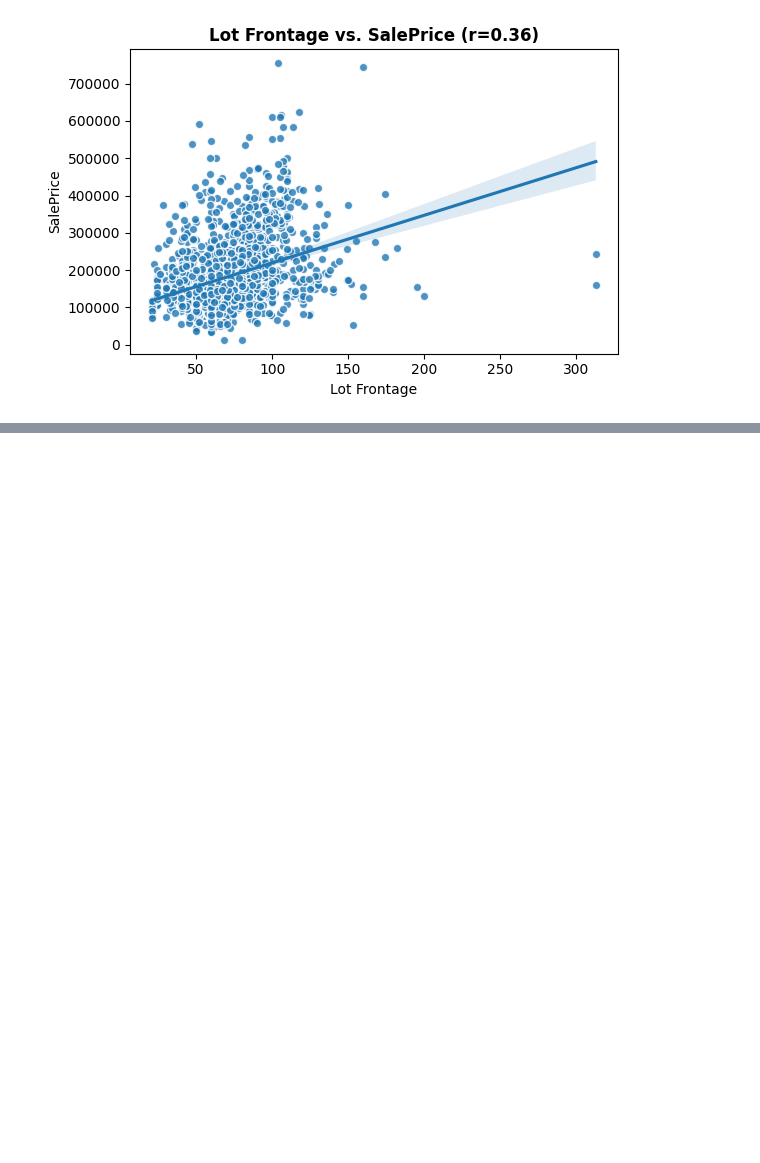
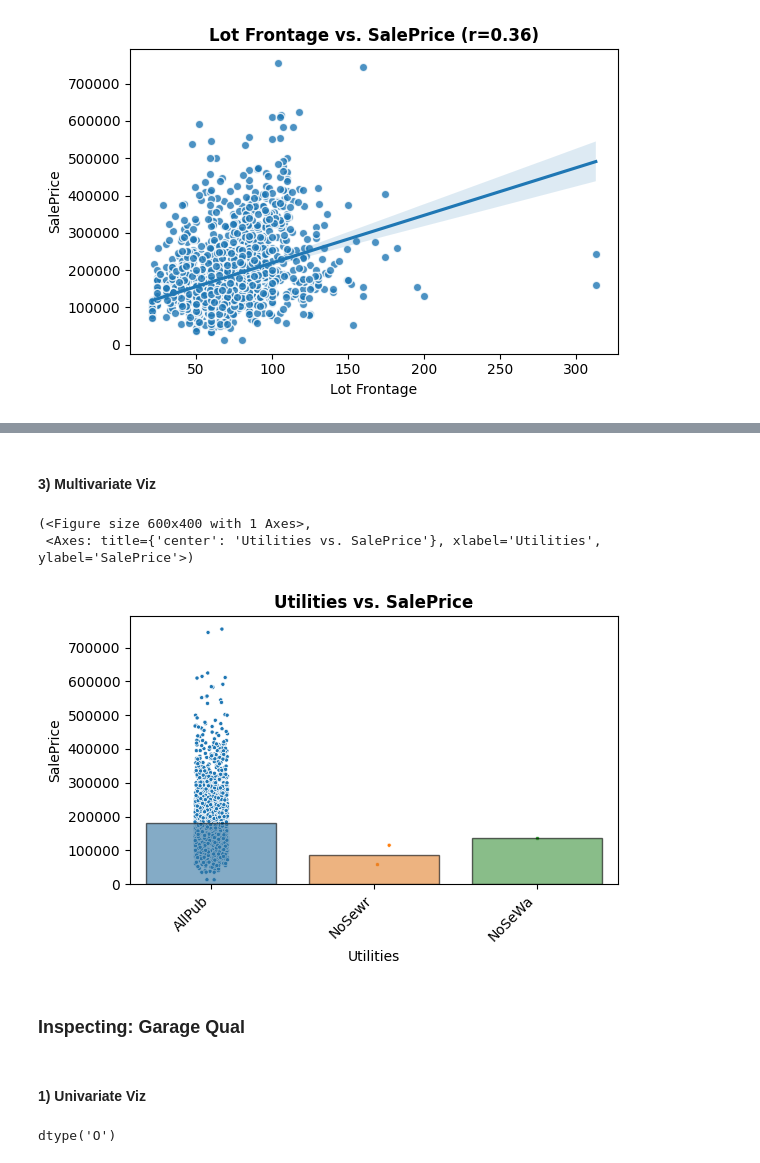
Before and after one commit to eckoecho/CodingDojo, a Jupyter notebook: EDA_Functions_Part_1.ipynb, the cells around one changed output, grey strips where cells are left out. Drawn from its saved outputs; the diff is of its cells as text; code cells hidden in the pictures; blank space fills up the shorter version.

```diff
--- a/EDA_Functions_Part_1.ipynb
+++ b/EDA_Functions_Part_1.ipynb
@@ -626,0 +653,19 @@ fig, ax = plot_numeric_vs_target(df, x="Total Full Baths")
+# %% [markdown]
+#### 3) Multivariate Viz
+# %%
+# Calling our custom EDA function
+plot_categorical_vs_target(df, feature)
+# %% [output]
+(<Figure size 600x400 with 1 Axes>,
+ <Axes: title={'center': 'Utilities vs. SalePrice'}, xlabel='Utilities', ylabel='SalePrice'>)
+[figure, added]
+# %% [markdown]
+### Inspecting: Garage Qual
+# %% [markdown]
+#### 1) Univariate Viz
+# %%
+# Confirming the dtype to select correct EDA function
+feature = "Garage Qual"
+df[feature].dtype
+# %% [output]
+dtype('O')
```
Also changed, not shown: parts of 39 cells of this notebook.
